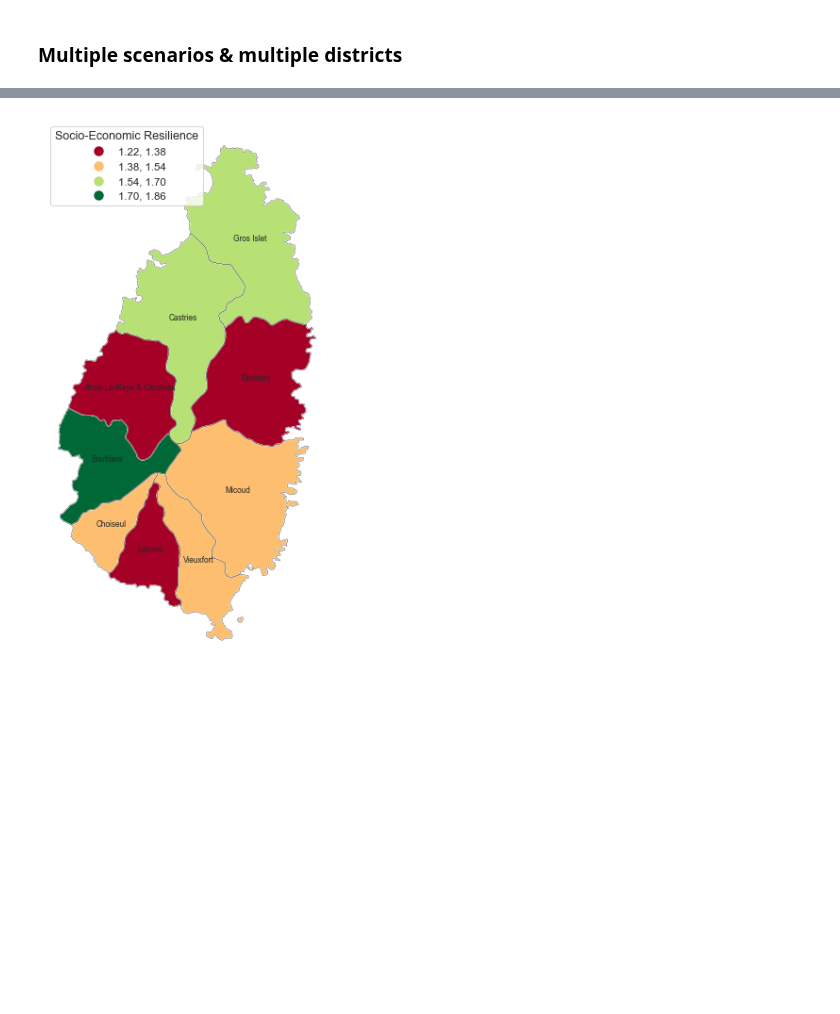
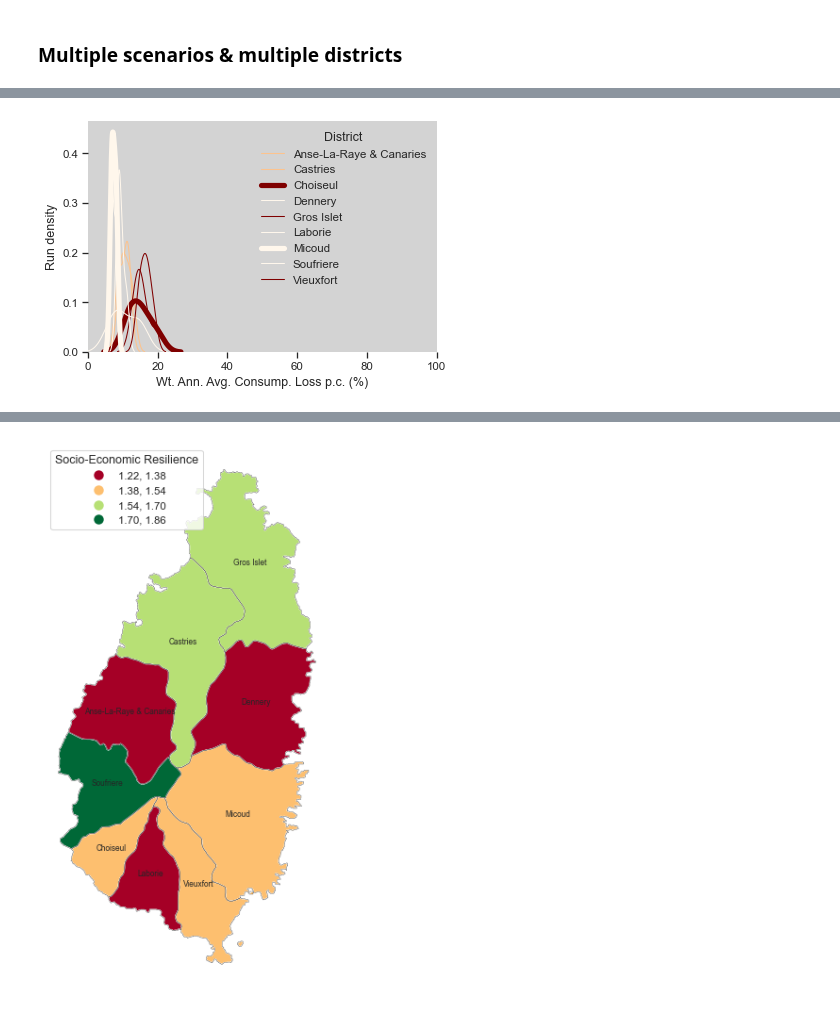
Before and after one commit to mikhailsirenko/unbreakable, a Jupyter notebook: notebooks/analysis.ipynb, the cells around one changed output, grey strips where cells are left out. Saved outputs shown, nothing was run; the diff lists cells and outputs as text; code cells hidden in the pictures; blank space fills up the shorter version.

```diff
--- a/notebooks/analysis.ipynb
+++ b/notebooks/analysis.ipynb
@@ -159,30 +231,33 @@ label_color_mapper = dict(zip(np.arange(0, 4), colors))
 # %%
 districts = outcomes['district'].unique().tolist()
 n_districts = len(districts)
 fig, ax = plt.subplots()
 # Define colors from matplotlib color pallete
 d = {}
 for district in districts:
     df = outcomes[outcomes['district'] == district]
     district_label = district_to_label_mapper[district]
     label_color = label_color_mapper[district_label]
     color = label_color
     # sns.histplot(data=df, x='annual_average_consumption_loss_pct', ax=ax, color=color, multiple='stack')
     if district in ['Micoud', 'Choiseul']:
         linewidth = 5
     else:
         linewidth = 1
     d[district] = df['annual_average_consumption_loss_pct'].values.tolist()
     sns.kdeplot(data=df, x='annual_average_consumption_loss_pct', ax=ax, color=color, linewidth=linewidth, alpha=1)
     ax.set_xlabel('Wt. Ann. Avg. Consump. Loss p.c. (%)')
     ax.set_ylabel('Run density')
     ax.spines['right'].set_visible(False)
     ax.spines['top'].set_visible(False)
     ax.spines['left'].set_visible(False)
     ax.spines['bottom'].set_visible(False)
     ax.set_facecolor('lightgray')
 ax.set_xlim(0, 100)
 ax.legend(districts, title='District', frameon=False)
-plt.savefig('../figures/analysis/annual_average_consumption_loss_pct_districts.png', dpi=300, bbox_inches='tight')
+if savefig:
+    plt.savefig('../figures/analysis/annual_average_consumption_loss_pct_districts.png', dpi=300, bbox_inches='tight')
+# %% [output]
+[figure, added]
 # %%
 pd.DataFrame(d).describe().T.sort_values('mean', ascending=False).round(2)
```
Also changed, not shown: parts of 28 cells of this notebook, 11 other files.
